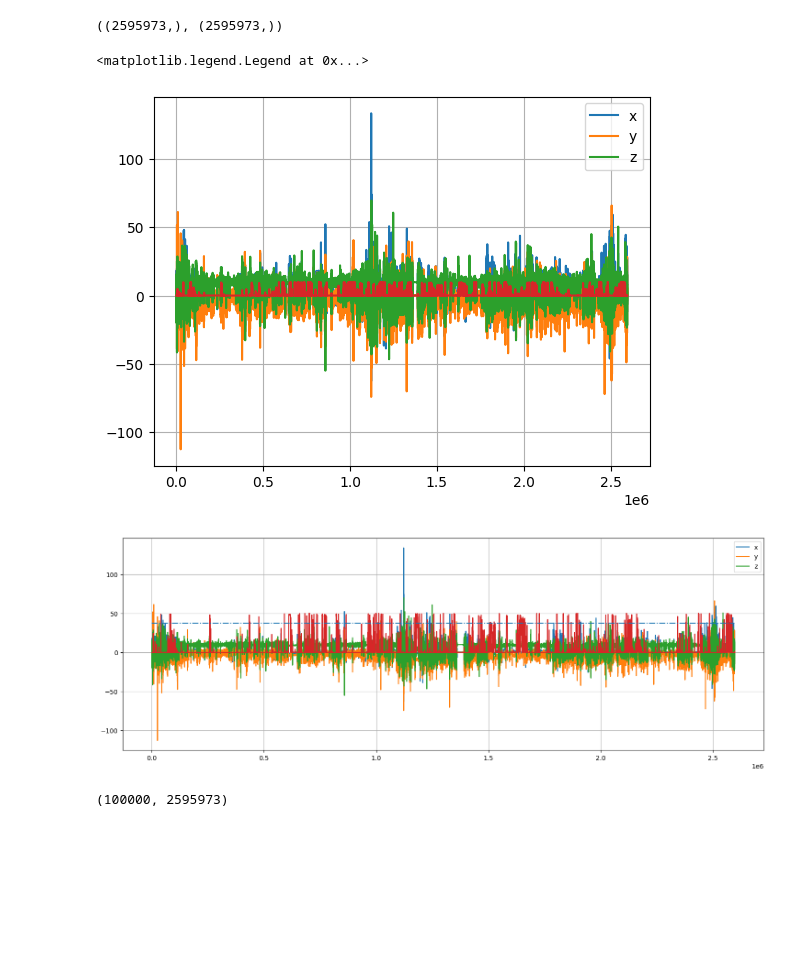
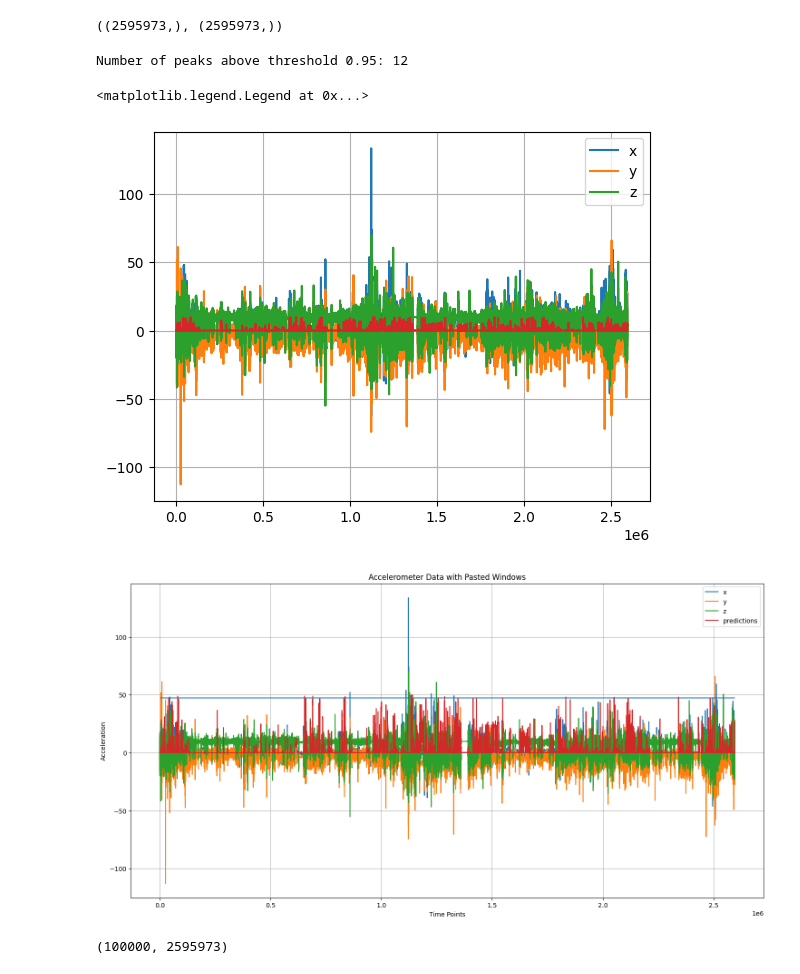
Before and after one commit to KubaJerz/medication-taking-data, a Jupyter notebook: new_start/week999_eval/01in_time_domain_NO_paste.ipynb, the cells around one changed output. Saved outputs shown, nothing was run; the diff lists cells and outputs as text; code cells hidden in the pictures; blank space fills up the shorter version.

```diff
--- a/new_start/week999_eval/01in_time_domain_NO_paste.ipynb
+++ b/new_start/week999_eval/01in_time_domain_NO_paste.ipynb
@@ -134,12 +134,12 @@ class simple_cnn(nn.Module):
         return x
 # %%
 model = simple_cnn()
-model.load_state_dict(torch.load('/home/kuba/projects/medication-taking-data/new_start/week02/94f1_fullleak01.pth', weights_only=True))
+model.load_state_dict(torch.load('/home/kuba/projects/medication-taking-data/new_start/week03/01_augment_loss_weights/92f1_Augmented_loss_weights_simpcnn_09posweight.pth', weights_only=True))
 
 
 # from RegNet import RegNet
 # model = RegNet()
-# model.load_state_dict(torch.load('/home/kuba/projects/medication-taking-data/new_start/week02/88f1_fullleak_YESstatic.pth', weights_only=True))
+# model.load_state_dict(torch.load('/home/kuba/projects/medication-taking-data/new_start/week02/00_no_movment/94f1_with_filter_noMovmets.pth', weights_only=True))
 # %% [output]
 <All keys matched successfully>
 # %%
@@ -199,6 +199,31 @@ def smooth_predictions(prediction_sum, counts):
     return averaged_predictions
 # %%
 avg_preds = smooth_predictions(sums, counts)
+# %%
+def count_peaks_above_threshold(array, threshold):
+    if len(array) < 3:  # Need at least 3 points to have a peak
+        return 0
+
+    peak_count = 0
+    in_peak = False
+
+    for i in range(1, len(array)):
+        # Start of a potential peak (value rises above threshold)
+        if not in_peak and array[i] > threshold and array[i] > array[i-1]:
+            in_peak = True
+            peak_count += 1
+
+        # End of peak (value falls below threshold)
+        elif in_peak and array[i] <= threshold:
+            in_peak = False
+
+    return peak_count
+
+thresh = 0.95
+result = count_peaks_above_threshold(avg_preds, thresh)
+print(f"Number of peaks above threshold {thresh}: {result}")
+# %% [output]
+Number of peaks above threshold 0.95: 12
 # %%
 plt.plot(x, label='x')
 plt.plot(y, label='y')
@@ -208,23 +233,27 @@ plt.grid()
 plt.legend()
 # %% [output]
 <matplotlib.legend.Legend at 0x...>
-[figure, old version]
+[figure, new version]
 # %%
-fig, ax = plt.subplots(figsize=(18, 6))
 
-# Then do your plotting
-ax.plot(x, label='x')
-ax.plot(y, label='y')
-ax.plot(z, label='z')
-ax.plot((avg_preds * 50))
-ax.hlines([(0.75 * 50)],xmin=0, xmax=len(x), linestyles='dashdot')
-ax.grid()
-ax.legend()
 
-# Show or save the figure
+plt.figure(figsize=(18, 9))
+
+# Plot the accelerometer data
+plt.plot(x, label='x')
+plt.plot(y, label='y')
+plt.plot(z, label='z')
+plt.plot((avg_preds * 50), label='predictions')
+plt.hlines([(0.95 * 50)], xmin=0, xmax=len(x))
+
+plt.grid()
+plt.legend()
+plt.title('Accelerometer Data with Pasted Windows')
+plt.xlabel('Time Points')
+plt.ylabel('Acceleration')
 plt.show()
 # %% [output]
-[figure, old version]
+[figure, new version]
 # %%
 def count_medication_taking_predictions(avg_preds, conf_threshold=0.8):
     count = 0
```
Also changed, not shown: parts of 5 cells of this notebook, 20 other files.
